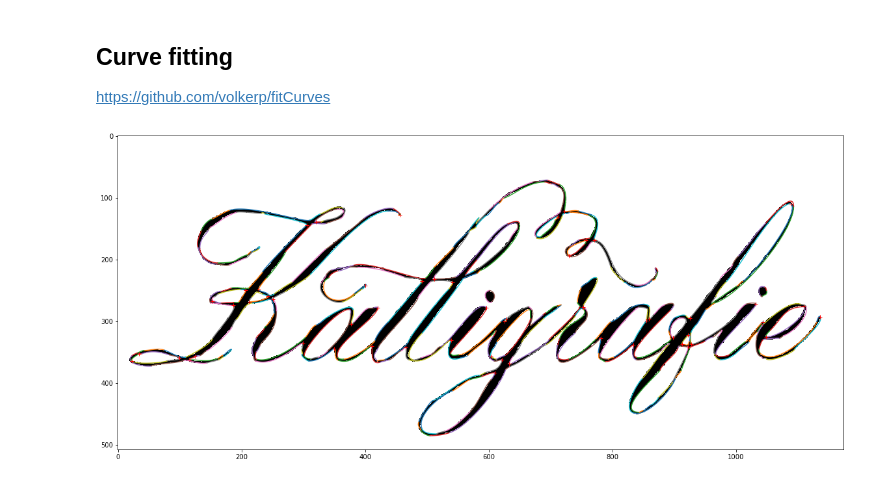
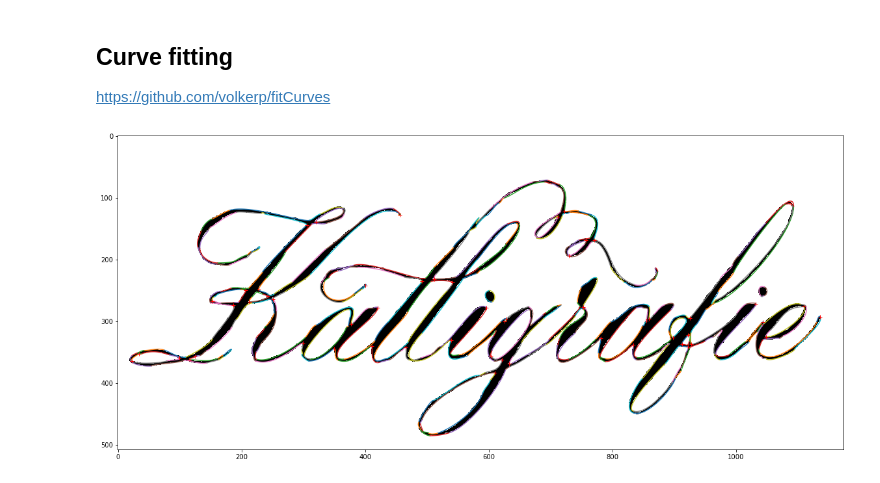
Before and after one commit to wechtits19/calligraphy-vectorization, a Jupyter notebook: test.ipynb, the cells around one changed output. Cells and saved outputs as stored; diff of their text form; code cells hidden in the pictures.

Commit message:
Fix moving start point to corners

```diff
--- a/test.ipynb
+++ b/test.ipynb
@@ -186,31 +186,37 @@ plt.show()
 # %%
 def split_contour_by_corners(contour, corners):
     segments = []
-    first_segmentation_index = np.nan
+    first_segmentation_index = -1
     last_segmentation_index = 0
+    has_corner = False
     for i, pixel in enumerate(contour):
         for j, corner in enumerate(corners):
             #print(corner[0], pixel[0], corner[1], pixel[1])
-            if corner[0] == pixel[0] and corner[1] == pixel[1]:
+            if np.array_equal(corner, pixel):
+                has_corner = True
                 new_row = contour[last_segmentation_index:(i + 1)]
                 segments.append(new_row)
                 last_segmentation_index = i
-                if first_segmentation_index == np.nan:
+                if first_segmentation_index == -1:
                     first_segmentation_index = i
 
-    if len(segments) > 1 and first_segmentation_index != 0:
+    if first_segmentation_index > 0:
         new_row = list(contour[last_segmentation_index:len(contour)-1]) + list(segments[0])
         segments.append(new_row)
         segments.pop(0)
     else:
         new_row = contour[last_segmentation_index:len(contour)]
         segments.append(new_row)
-    return segments
+
+    return segments, has_corner
 
 
 contours_in_segments = []
+contour_has_corner = []
 for contour in contours:
-    contours_in_segments.append(split_contour_by_corners(contour, corrected_corners))
+    segments, has_corner = split_contour_by_corners(contour, corrected_corners)
+    contours_in_segments.append(segments)
+    contour_has_corner.append(has_corner)
 
 
 #contours_in_segments
@@ -224,8 +250,11 @@ for contour in contours:
 ## Curve fitting
 https://github.com/volkerp/fitCurves
 # %%
-from bezier import *
+import fitCurves
 from fitCurves import *
+
+import importlib
+importlib.reload(fitCurves)
 
 maxError = 3
 # Also added in library option to choose
@@ -243,14 +272,15 @@ from libraries import SVG
 svg_file = SVG.create_file('test-files/test.svg', np.shape(cleaned_image)[1], np.shape(cleaned_image)[0])
 path_string = '\n'
 
-for contour in contours_in_segments:
+for index, contour in enumerate(contours_in_segments):
+    has_corner = contour_has_corner[index]
     svg_path = ''
 
     for i, segment in enumerate(contour):
         points = segment
         #print(points)
 
-        beziers = fitCurve(points, maxError, splitError, minIterationsBeforeSplit)
+        beziers = fitCurve(points, has_corner, maxError, splitError, minIterationsBeforeSplit)
         #print(beziers)
 
         for j, bez in enumerate(beziers):
@@ -267,33 +297,32 @@ for contour in contours_in_segments:
                     x2=bez[2, 1],
                     y2=bez[2, 0],
                     x3=bez[3, 1],
                     y3=bez[3, 0]
                 )
             else:
                 svg_path += ', {x1},{y1}, {x2},{y2}, {x3},{y3}'.format(
                     x1=bez[1, 1],
                     y1=bez[1, 0],
                     x2=bez[2, 1],
                     y2=bez[2, 0],
                     x3=bez[3, 1],
                     y3=bez[3, 0]
                 )
 
             curve = []
             for t in np.linspace(0, 1, 50):
                 curve.append(bezier.q(bez, t))
 
             curve = np.stack(curve)
             ax.plot(curve[:, 1], curve[:, 0])
 
     path_string += f'{svg_path}Z\n'
 
-
 ax.plot(corrected_corners[:, 1], corrected_corners[:, 0], 'r+')
 
 
-plt.savefig('test-files/modFitCurves.png', dpi=1200)
+#plt.savefig('test-files/modFitCurves.png', dpi=1200)
 SVG.add_path_element(svg_file, path_string)
 SVG.save_file(svg_file)
 # %% [output]
-[figure, old version]
+[figure, new version]
```
Also changed, not shown: parts of 1 cell of this notebook, 1 other file.
